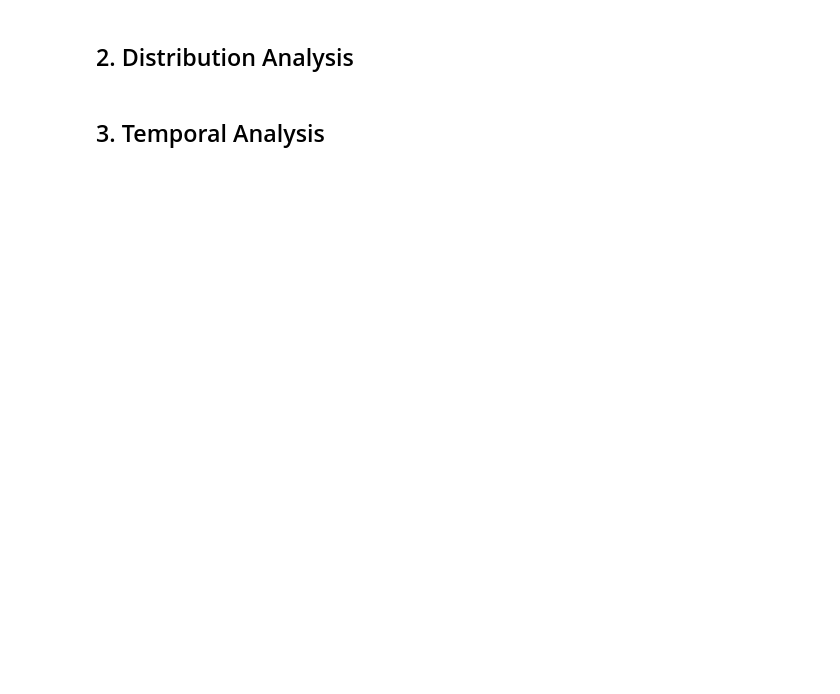
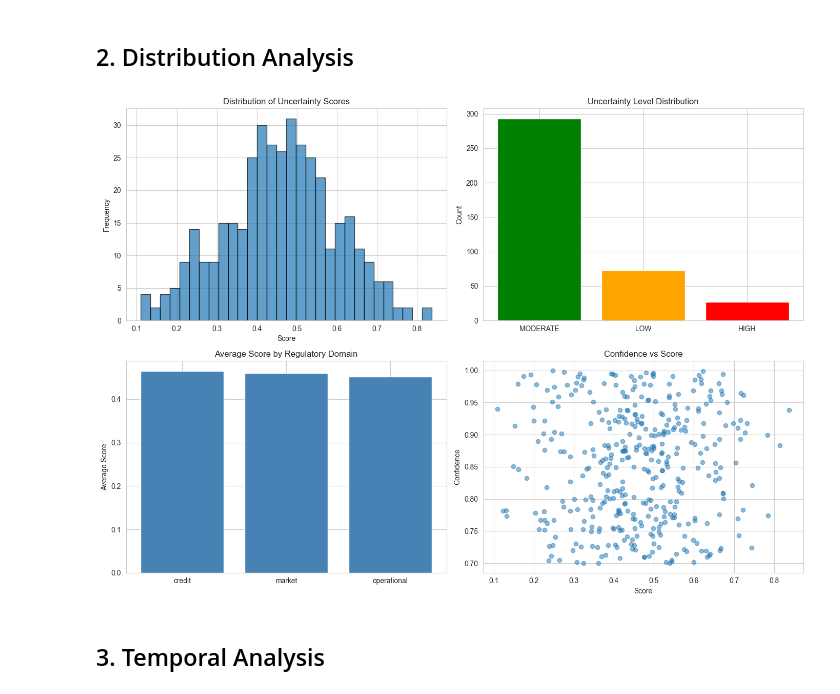
Before and after one commit to Yuri-Fernando/TRINITY, a Jupyter notebook: notebooks/exploratory_analysis.ipynb, the cells around one changed output. Cells and saved outputs as stored; diff of their text form; code cells hidden in the pictures; blank space fills up the shorter version.

```diff
--- a/notebooks/exploratory_analysis.ipynb
+++ b/notebooks/exploratory_analysis.ipynb
@@ -158,45 +77,34 @@ print(f"\nExported results to data/processed/")
 # %%
 fig, axes = plt.subplots(2, 2, figsize=(14, 10))
 
 # Score distribution
-axes[0, 0].hist(df_scores['score'], bins=20, edgecolor='black', alpha=0.7, color='steelblue')
+axes[0, 0].hist(df['score'], bins=30, edgecolor='black', alpha=0.7)
 axes[0, 0].set_title('Distribution of Uncertainty Scores')
 axes[0, 0].set_xlabel('Score')
 axes[0, 0].set_ylabel('Frequency')
-axes[0, 0].axvline(df_scores['score'].mean(), color='red', linestyle='--', label=f'Mean: {df_scores["score"].mean():.2f}')
-axes[0, 0].legend()
 
 # Uncertainty level counts
-level_counts = df_scores['uncertainty_level'].value_counts()
-colors = {'LOW': 'green', 'MODERATE': 'orange', 'HIGH': 'red', 'CRITICAL': 'darkred'}
-bar_colors = [colors.get(level, 'gray') for level in level_counts.index]
-axes[0, 1].bar(level_counts.index, level_counts.values, color=bar_colors, alpha=0.7)
+level_counts = df['uncertainty_level'].value_counts()
+axes[0, 1].bar(level_counts.index, level_counts.values, color=['green', 'orange', 'red'][:len(level_counts)])
 axes[0, 1].set_title('Uncertainty Level Distribution')
 axes[0, 1].set_ylabel('Count')
 
 # By regulatory domain
-domain_scores = df_scores.groupby('regulatory_domain')['score'].mean()
-axes[1, 0].bar(domain_scores.index, domain_scores.values, color='steelblue', alpha=0.7)
+domain_scores = df.groupby('regulatory_domain')['score'].mean()
+axes[1, 0].bar(domain_scores.index, domain_scores.values, color='steelblue')
 axes[1, 0].set_title('Average Score by Regulatory Domain')
 axes[1, 0].set_ylabel('Average Score')
-axes[1, 0].set_ylim([0, 1])
 
 # Confidence vs Score scatter
-scatter = axes[1, 1].scatter(df_scores['score'], df_scores['confidence'],
-                            c=df_scores['score'], cmap='RdYlGn_r', alpha=0.6, s=100)
+axes[1, 1].scatter(df['score'], df['confidence'], alpha=0.5)
 axes[1, 1].set_title('Confidence vs Score')
 axes[1, 1].set_xlabel('Score')
 axes[1, 1].set_ylabel('Confidence')
-axes[1, 1].set_xlim([0, 1])
-axes[1, 1].set_ylim([0.6, 1])
-plt.colorbar(scatter, ax=axes[1, 1], label='Score')
 
 plt.tight_layout()
-plt.savefig('../data/processed/distributions.png', dpi=150, bbox_inches='tight')
 plt.show()
-
-print("\nScore statistics:")
-print(df_scores['score'].describe())
+# %% [output]
+[figure, added]
 # %% [markdown]
 ## 3. Temporal Analysis
 # %%
```
Also changed, not shown: parts of 23 cells of this notebook, 3 other files.
